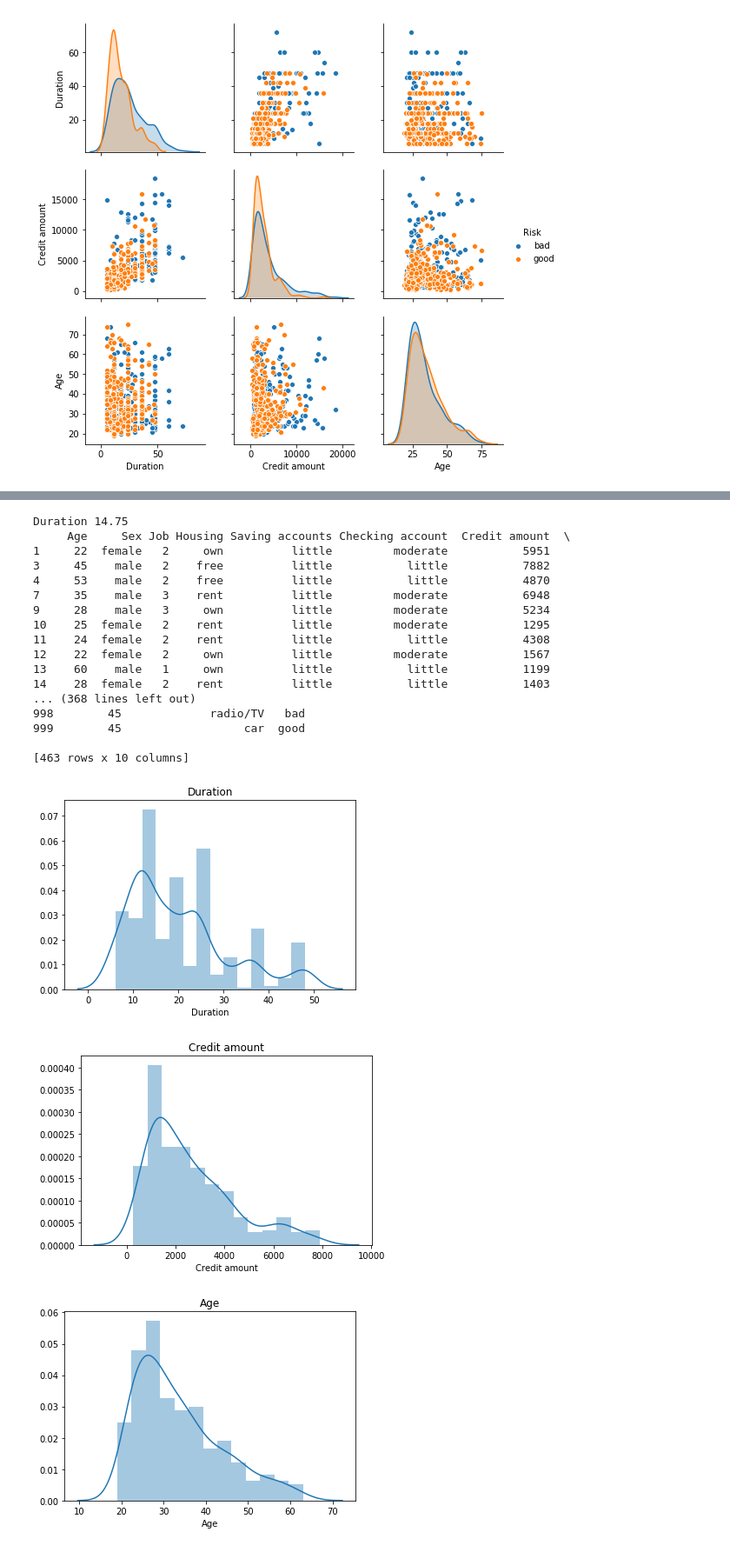
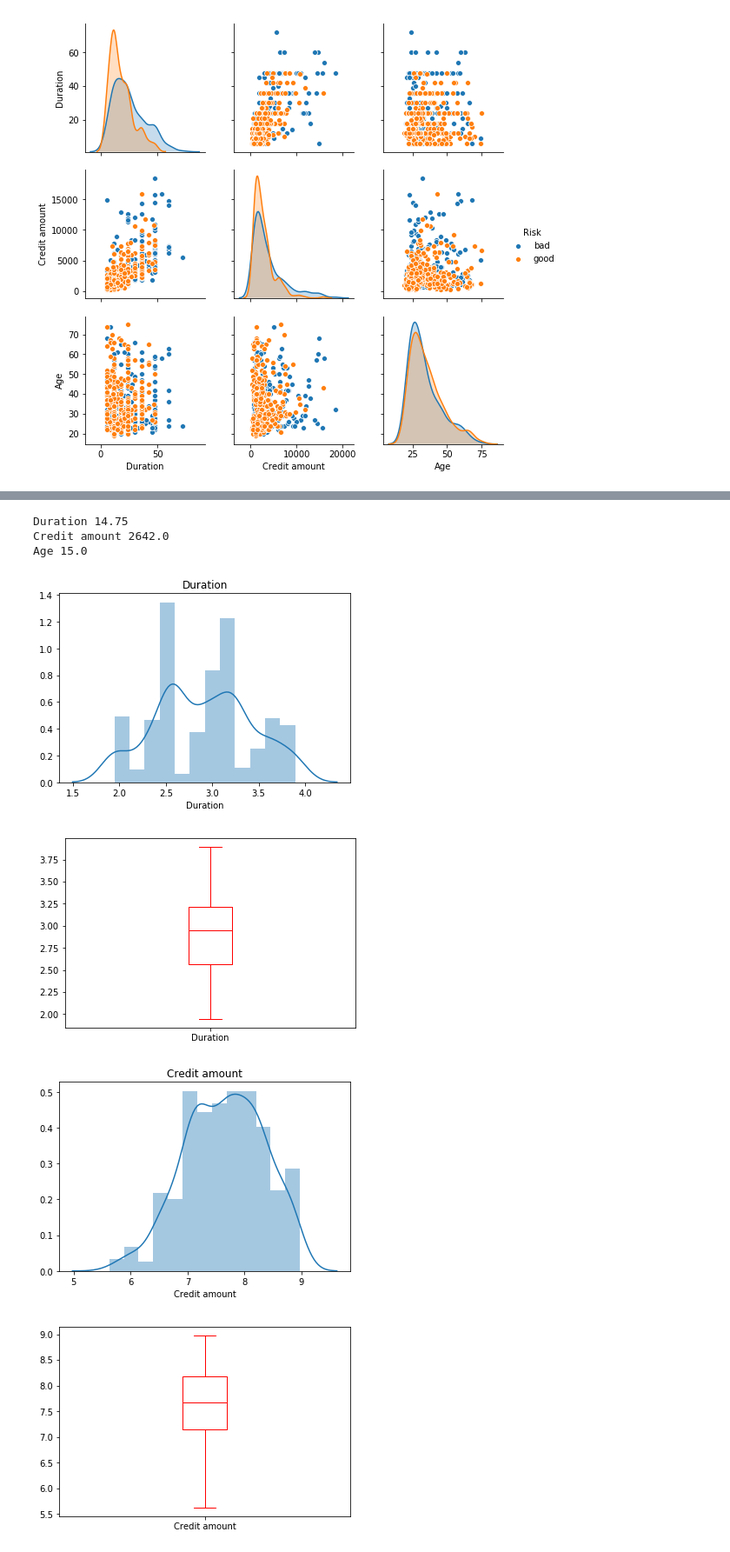
Before and after one commit to KimDoubleB/DS_Tutorials, a Jupyter notebook: Classification_Credit.ipynb, the cells around one changed output, grey strips where cells are left out. Shown at 87% size. Saved outputs shown, nothing was run; the diff lists cells and outputs as text; code cells hidden in the pictures.

```diff
--- a/Classification_Credit.ipynb
+++ b/Classification_Credit.ipynb
@@ -125,10 +134,16 @@ plt.show()
 [figure]
 # %%
 # Check the categorical data
-category_feature = [col for col in df.columns if df[col].dtypes == 'object' and col != 'Risk']
+category_feature = [col for col in df.columns if df[col].dtypes == 'object']
 print(category_feature)
 
 for col in category_feature:
+    if col == 'Risk':
+        continue
     sns.countplot(x=col,data=df)
+    plt.xticks(rotation=45)
     plt.show()
+
+# 많은 카테고리 데이터들이 어느정도 골고루 나뉘어져 있고,
+# 하나의 값으로 수렴하거나, 다 다른 값을 가지지 않는 것을 확인
 # %% [output]
@@ -142,12 +157,20 @@ for col in category_feature:
 # %%
 # Check the numerical data
-numerical_feature = list(set(df.columns) - set(category_feature) - set(['Risk']))
+numerical_feature = [col for col in df.columns if df[col].dtypes == 'int64']
 print(numerical_feature)
 
-for col in numerical_feature:
-    sns.distplot(df.loc[df[col].notnull(), col])
-    plt.title(col)
-    plt.show()
+def dist_box(df, feature_list):
+    for col in feature_list:
+        sns.distplot(df.loc[df[col].notnull(), col])
+        plt.title(col)
+        plt.show()
+
+        df[col].plot(kind='box', color='red')
+        plt.show()
+
+dist_box(df, numerical_feature)
+# 수 데이터들의 분포가 어느정도 한 쪽으로 쏠려져 있음을 확인
+# Outlier의 존재도 있다는 것을 확인
 # %% [output]
 ['Duration', 'Credit amount', 'Age']
 [figure]
@@ -190,38 +205,21 @@ for i in category_feature:
 # %%
-# remove the outlier of numerical data
+# remove the outlier of numerical data using IQR
 for col in numerical_feature:
     Q1 = df[col].quantile(0.25)
     Q3 = df[col].quantile(0.75)
     IQR = Q3 - Q1
     print(col, IQR)
     df =  df[(df[col] >= (Q1 - 1.5 * IQR))
             & (df[col] <= (Q3 + 1.5 * IQR))]
-    print(df)
-#    print((df[col] < (Q1 - 1.5 * IQR)) or (df[col] >(Q3 +1.5 * IQR)))
 
+    df[col] = np.log1p(df[col])
 
-for col in numerical_feature:
-    sns.distplot(df.loc[df[col].notnull(), col])
-    plt.title(col)
-    plt.show()
+dist_box(df, numerical_feature)
 # %% [output]
 Duration 14.75
-     Age     Sex Job Housing Saving accounts Checking account  Credit amount  \
-1     22  female   2     own          little         moderate           5951
-3     45    male   2    free          little           little           7882
-4     53    male   2    free          little           little           4870
-7     35    male   3    rent          little         moderate           6948
-9     28    male   3     own          little         moderate           5234
-10    25  female   2    rent          little         moderate           1295
-11    24  female   2    rent          little           little           4308
-12    22  female   2     own          little         moderate           1567
-13    60    male   1     own          little           little           1199
-14    28  female   2    rent          little           little           1403
-... (368 lines left out)
-998        45             radio/TV   bad
-999        45                  car  good
-
-[463 rows x 10 columns]
+Credit amount 2642.0
+Age 15.0
-[figure, old version]
+[figure, new version]
-[figure, old version]
+[figure, new version]
-[figure, old version]
+[figure, new version]
+[figure, added]
```
Also changed, not shown: parts of 15 cells of this notebook.
